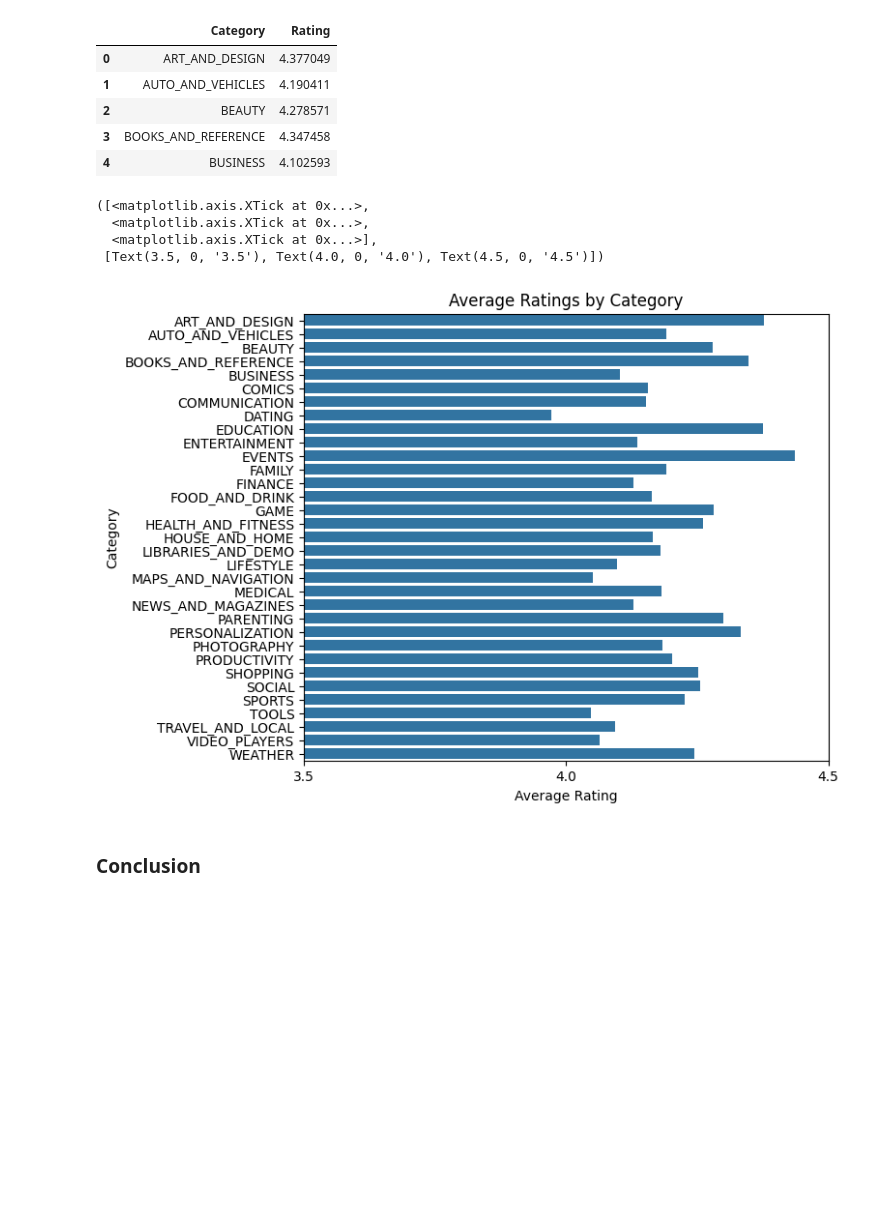
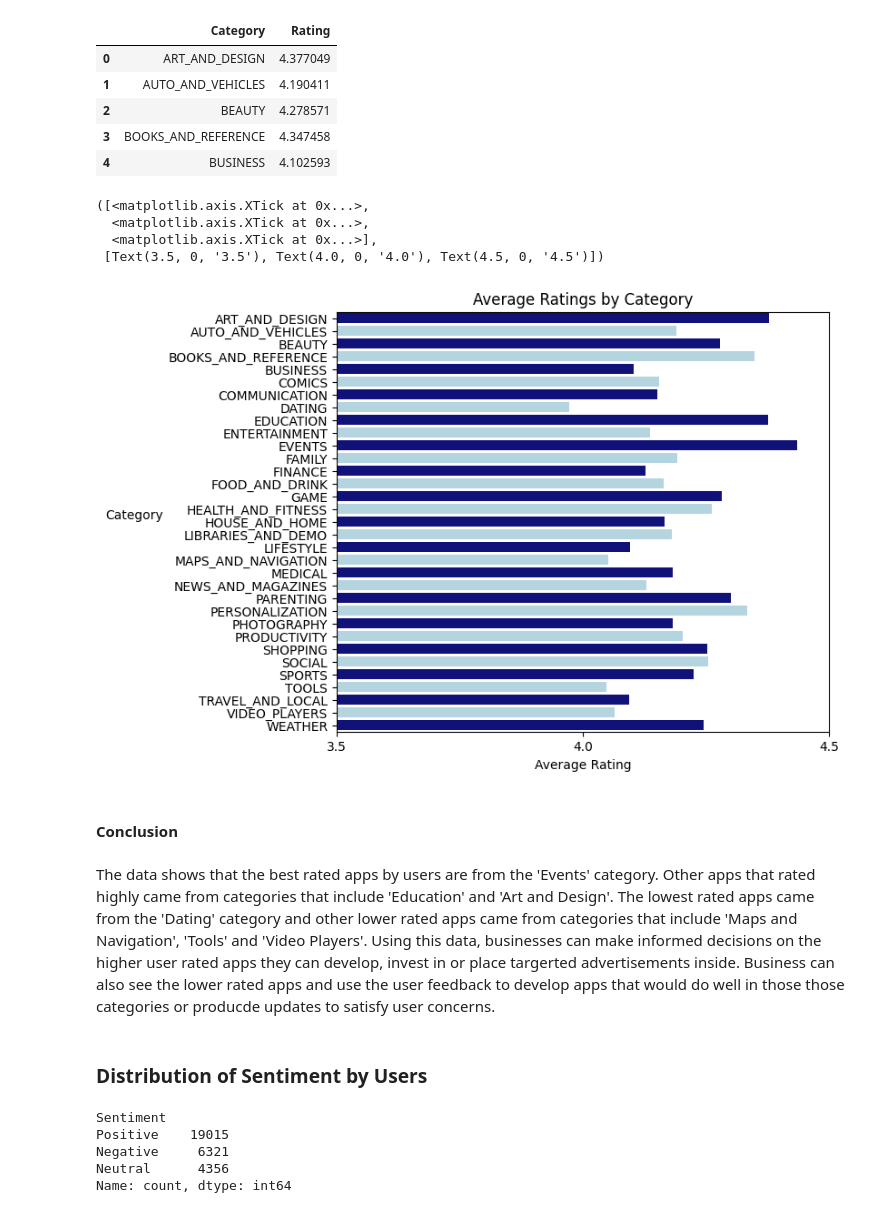
Before and after one commit to usama-asghar1/VisualisationProject, a Jupyter notebook: Visualisation_Project.ipynb, the cells around one changed output. Cells and saved outputs as stored; diff of their text form; code cells hidden in the pictures; blank space fills up the shorter version.

```diff
--- a/Visualisation_Project.ipynb
+++ b/Visualisation_Project.ipynb
@@ -210,22 +214,23 @@ avg_rating_by_category.head()
 | 2 | BEAUTY | 4.278571 |
 | 3 | BOOKS_AND_REFERENCE | 4.347458 |
 | 4 | BUSINESS | 4.102593 |
-# %%
-# Plot a barplot using seaborn  and set the title and labels
-# Use matplotlob to set the size, change the range of the x values and set the new ticks
-plt.figure(figsize=(7, 6))
-sns.barplot(x='Rating', y='Category', data=avg_rating_by_category).set(
-    title='Average Ratings by Category',
-    xlabel='Average Rating',
-    ylabel='Category'
-)
-plt.xlim(3.5, 4.5)
-plt.xticks([3.5, 4, 4.5])
-# %% [output]
-([<matplotlib.axis.XTick at 0x...>,
-  <matplotlib.axis.XTick at 0x...>,
-  <matplotlib.axis.XTick at 0x...>],
- [Text(3.5, 0, '3.5'), Text(4.0, 0, '4.0'), Text(4.5, 0, '4.5')])
-[figure, removed]
+# %%
+# Plot a barplot using seaborn, change the colour palette and set the title and labels
+# Use matplotlob to set the size, rotate the y-axis label, change the range of the x values and set the new ticks
+plt.figure(figsize=(7, 6))
+sns.barplot(x='Rating', y='Category', data=avg_rating_by_category, hue="Category", palette=('darkblue', 'lightblue')).set(
+    title='Average Ratings by Category',
+    xlabel='Average Rating',
+    ylabel='Category'
+)
+plt.ylabel('Category', rotation=0, ha='right')
+plt.xlim(3.5, 4.5)
+plt.xticks([3.5, 4, 4.5])
+# %% [output]
+([<matplotlib.axis.XTick at 0x...>,
+  <matplotlib.axis.XTick at 0x...>,
+  <matplotlib.axis.XTick at 0x...>],
+ [Text(3.5, 0, '3.5'), Text(4.0, 0, '4.0'), Text(4.5, 0, '4.5')])
+[figure, added]
 # %% [markdown]
-### Conclusion
+#### Conclusion
@@ -233,0 +237,13 @@ plt.xticks([3.5, 4, 4.5])
+# %% [markdown]
+The data shows that the best rated apps by users are from the 'Events' category. Other apps that rated highly came from categories that include 'Education' and 'Art and Design'. The lowest rated apps came from the 'Dating' category and other lower rated apps came from categories that include 'Maps and Navigation', 'Tools' and 'Video Players'. Using this data, businesses can make informed decisions on the higher user rated apps they can develop, invest in or place targerted advertisements inside. Business can also see the lower rated apps and use the user feedback to develop apps that would do well in those those categories or producde updates to satisfy user concerns.
+# %% [markdown]
+### Distribution of Sentiment by Users
+# %%
+sentiment_counts = google_store_reviews_cleaned['Sentiment'].value_counts()
+sentiment_counts
+# %% [output]
+Sentiment
+Positive    19015
+Negative     6321
+Neutral      4356
+Name: count, dtype: int64
```
Also changed, not shown: parts of 15 cells of this notebook.
